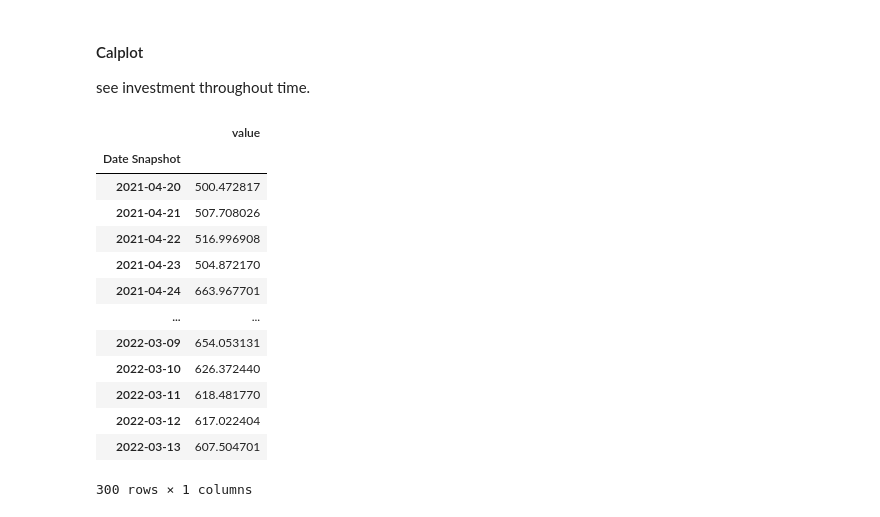
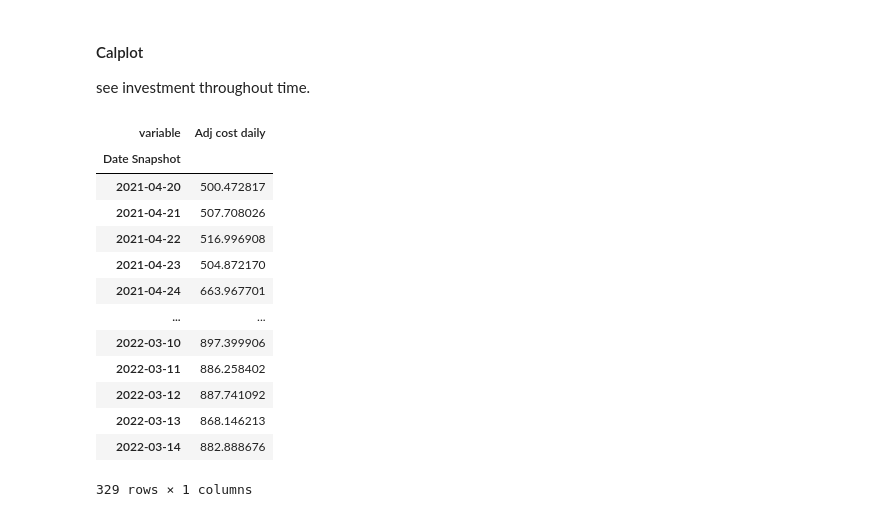
Before and after one commit to giocaizzi/surfingcrypto, a Jupyter notebook: notebooks/portfolio.ipynb, the cells around one changed output. Drawn from its saved outputs; the diff is of its cells as text; code cells hidden in the pictures.

```diff
--- a/notebooks/portfolio.ipynb
+++ b/notebooks/portfolio.ipynb
@@ -220,9 +256,9 @@ for uniq,ax in zip(uniqs,axes.flatten()):
 
 see investment throughout time.
 # %%
-t.daily_grouped_metrics(combined_df,["Adj cost daily"]).set_index("Date Snapshot")[["value"]]
+t.daily_grouped_metrics(combined_df,["Adj cost daily"])[("value")]
 # %% [output]
-|  | value |
+| variable | Adj cost daily |
 | Date Snapshot |  |
 | 2021-04-20 | 500.472817 |
 | 2021-04-21 | 507.708026 |
@@ -230,12 +266,12 @@ t.daily_grouped_metrics(combined_df,["Adj cost daily"]).set_index("Date Snapshot
 | 2021-04-23 | 504.872170 |
 | 2021-04-24 | 663.967701 |
 | ... | ... |
-| 2022-03-09 | 654.053131 |
-| 2022-03-10 | 626.372440 |
-| 2022-03-11 | 618.481770 |
-| 2022-03-12 | 617.022404 |
-| 2022-03-13 | 607.504701 |
+| 2022-03-10 | 897.399906 |
+| 2022-03-11 | 886.258402 |
+| 2022-03-12 | 887.741092 |
+| 2022-03-13 | 868.146213 |
+| 2022-03-14 | 882.888676 |
-300 rows × 1 columns
+329 rows × 1 columns
 # %%
 # import calplot
 # from surfingcrypto.reporting.plotting import shiftedColorMap
```
Also changed, not shown: parts of 15 cells of this notebook, 1 other file.
